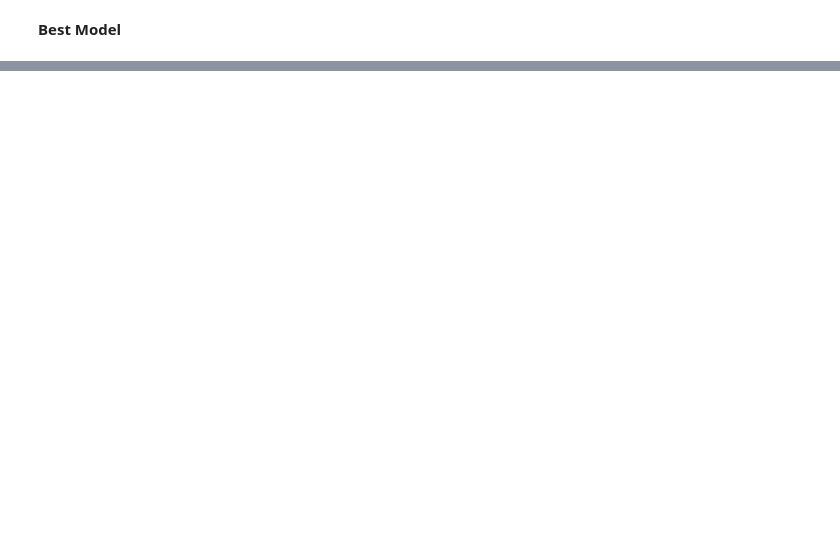
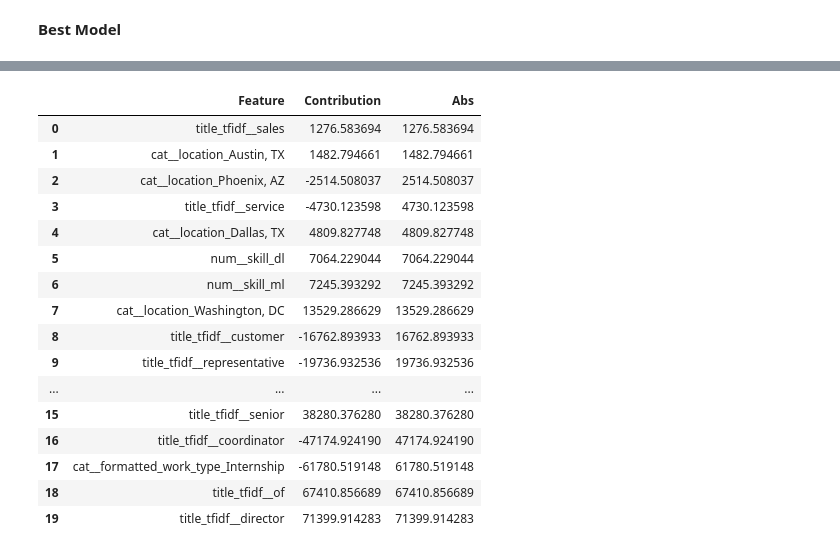
Before and after one commit to masonralls/linkedin_job_postings_NLP, a Jupyter notebook: linkedin_job_posting/notebooks/nlp_model_fast.ipynb, the cells around one changed output, grey strips where cells are left out. Saved outputs shown, nothing was run; the diff lists cells and outputs as text; code cells hidden in the pictures; blank space fills up the shorter version.

```diff
--- a/linkedin_job_posting/notebooks/nlp_model_fast.ipynb
+++ b/linkedin_job_posting/notebooks/nlp_model_fast.ipynb
@@ -108,3 +136,6 @@ np.int64(36073)
 # %%
 # drop rows with missing salary_target
 postings = postings.dropna(subset=['salary_target'])
+# %%
+# remove rows with salary over $400,000 to avoid model distortion
+postings = postings[postings['salary_target'] <= 400000]
@@ -250,0 +449,72 @@ print(f"Test R²:   {r2:.3f}")
+# %%
+# Updated list of interpreted top features:
+top_features = [
+    'num__skill_ml',
+    'title_tfidf__coordinator',
+    'cat__formatted_work_type_Temporary',
+    'title_tfidf__of',
+    'desc_tfidf__and',
+    'cat__location_Dallas, TX',
+    'title_tfidf__associate',
+    'title_tfidf__analyst',
+    'title_tfidf__sales',
+    'title_tfidf__representative',
+    'title_tfidf__specialist',
+    'cat__location_Washington, DC',
+    'title_tfidf__director',
+    'cat__location_Phoenix, AZ',
+    'title_tfidf__customer',
+    'title_tfidf__service',
+    'cat__formatted_work_type_Internship',
+    'title_tfidf__senior',
+    'cat__location_Austin, TX',
+    'num__skill_dl'
+]
+
+# Get SVD + preprocess mapping
+pre = best_model.named_steps["preprocess"]
+svd = best_model.named_steps["reduce_dim"]
+coefs = best_model.named_steps["model"].coef_
+
+# Build DataFrame with feature contributions
+feature_importances = []
+
+for feat in top_features:
+    # Get original feature index in the preprocessor
+    feature_names = pre.get_feature_names_out()
+    idx = np.where(feature_names == feat)[0]
+    if len(idx) == 0:
+        continue  # skip if not found
+    idx = idx[0]
+
+    # Contribution = sum over SVD components:
+    # coef_k * loading_k(feature)
+    contribution = np.dot(coefs, svd.components_[:, idx])
+
+    feature_importances.append((feat, contribution))
+
+df_imp = pd.DataFrame(feature_importances, columns=["Feature", "Contribution"])
+
+# Sort by absolute effect (largest impact at the top)
+df_imp["Abs"] = df_imp["Contribution"].abs()
+df_imp = df_imp.sort_values("Abs", ascending=True).reset_index(drop=True)
+
+df_imp.head(20)
+# %% [output]
+|  | Feature | Contribution | Abs |
+| 0 | title_tfidf__sales | 1276.583694 | 1276.583694 |
+| 1 | cat__location_Austin, TX | 1482.794661 | 1482.794661 |
+| 2 | cat__location_Phoenix, AZ | -2514.508037 | 2514.508037 |
+| 3 | title_tfidf__service | -4730.123598 | 4730.123598 |
+| 4 | cat__location_Dallas, TX | 4809.827748 | 4809.827748 |
+| 5 | num__skill_dl | 7064.229044 | 7064.229044 |
+| 6 | num__skill_ml | 7245.393292 | 7245.393292 |
+| 7 | cat__location_Washington, DC | 13529.286629 | 13529.286629 |
+| 8 | title_tfidf__customer | -16762.893933 | 16762.893933 |
+| 9 | title_tfidf__representative | -19736.932536 | 19736.932536 |
+| ... | ... | ... | ... |
+| 15 | title_tfidf__senior | 38280.376280 | 38280.376280 |
+| 16 | title_tfidf__coordinator | -47174.924190 | 47174.924190 |
+| 17 | cat__formatted_work_type_Internship | -61780.519148 | 61780.519148 |
+| 18 | title_tfidf__of | 67410.856689 | 67410.856689 |
+| 19 | title_tfidf__director | 71399.914283 | 71399.914283 |
```
Also changed, not shown: parts of 21 cells of this notebook.
